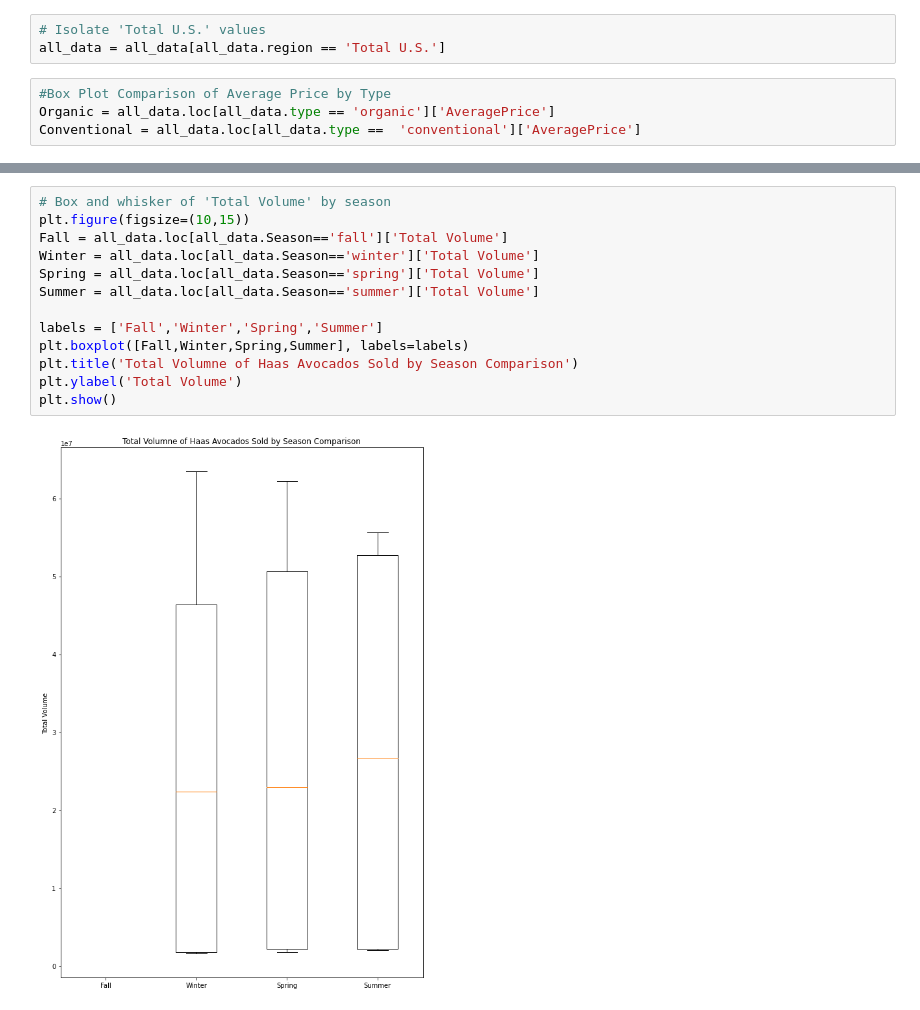
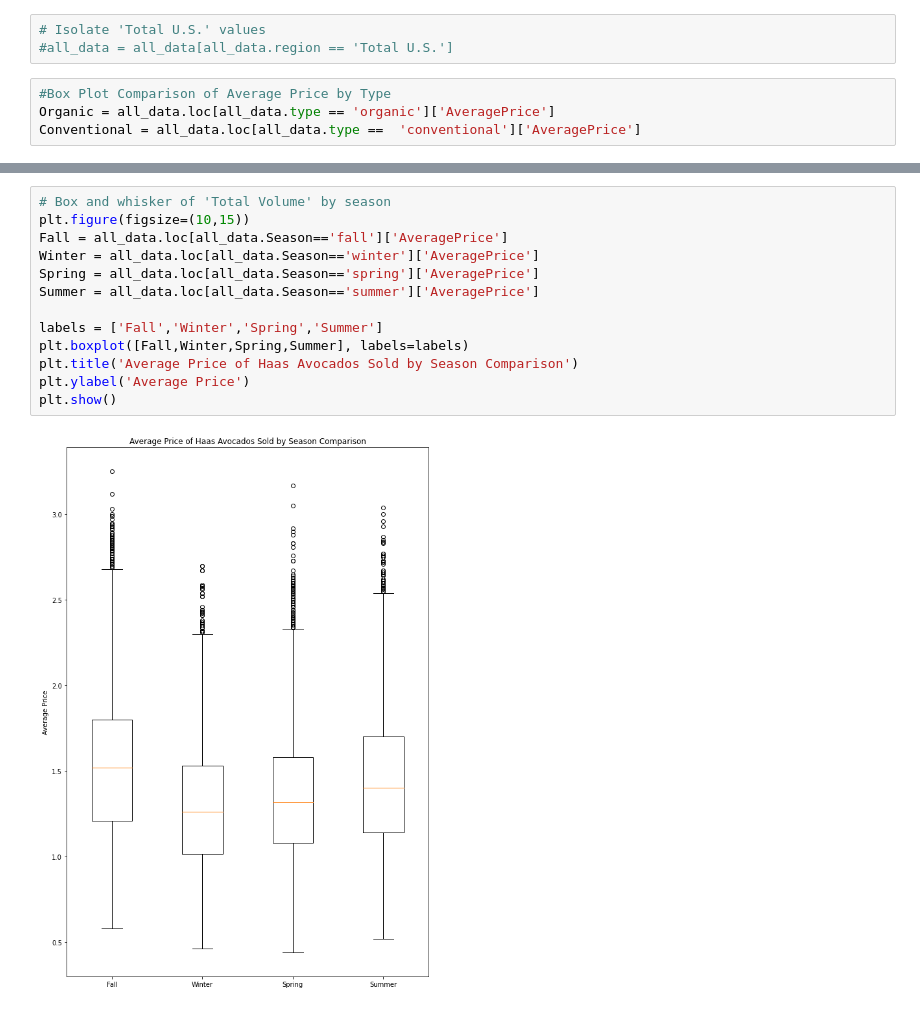
Before and after one commit to tvanwer1/Hw-1, a Jupyter notebook: Notebook/Homework-1.ipynb, the cells around one changed output, grey strips where cells are left out. Drawn from its saved outputs; the diff is of its cells as text.

```diff
--- a/Notebook/Homework-1.ipynb
+++ b/Notebook/Homework-1.ipynb
@@ -193,7 +212,7 @@ all_data.groupby(all_data['type']).mean()
 #### Visualizations
 # %%
 # Isolate 'Total U.S.' values
-all_data = all_data[all_data.region == 'Total U.S.']
+#all_data = all_data[all_data.region == 'Total U.S.']
 # %%
 #Box Plot Comparison of Average Price by Type
 Organic = all_data.loc[all_data.type == 'organic']['AveragePrice']
@@ -211,15 +230,15 @@ plt.show()
 # %%
 # Box and whisker of 'Total Volume' by season
 plt.figure(figsize=(10,15))
-Fall = all_data.loc[all_data.Season=='fall']['Total Volume']
-Winter = all_data.loc[all_data.Season=='winter']['Total Volume']
-Spring = all_data.loc[all_data.Season=='spring']['Total Volume']
-Summer = all_data.loc[all_data.Season=='summer']['Total Volume']
+Fall = all_data.loc[all_data.Season=='fall']['AveragePrice']
+Winter = all_data.loc[all_data.Season=='winter']['AveragePrice']
+Spring = all_data.loc[all_data.Season=='spring']['AveragePrice']
+Summer = all_data.loc[all_data.Season=='summer']['AveragePrice']
 
 labels = ['Fall','Winter','Spring','Summer']
 plt.boxplot([Fall,Winter,Spring,Summer], labels=labels)
-plt.title('Total Volumne of Haas Avocados Sold by Season Comparison')
-plt.ylabel('Total Volume')
+plt.title('Average Price of Haas Avocados Sold by Season Comparison')
+plt.ylabel('Average Price')
 plt.show()
 # %% [output]
-[figure, old version]
+[figure, new version]
```
Also changed, not shown: parts of 3 cells of this notebook.
